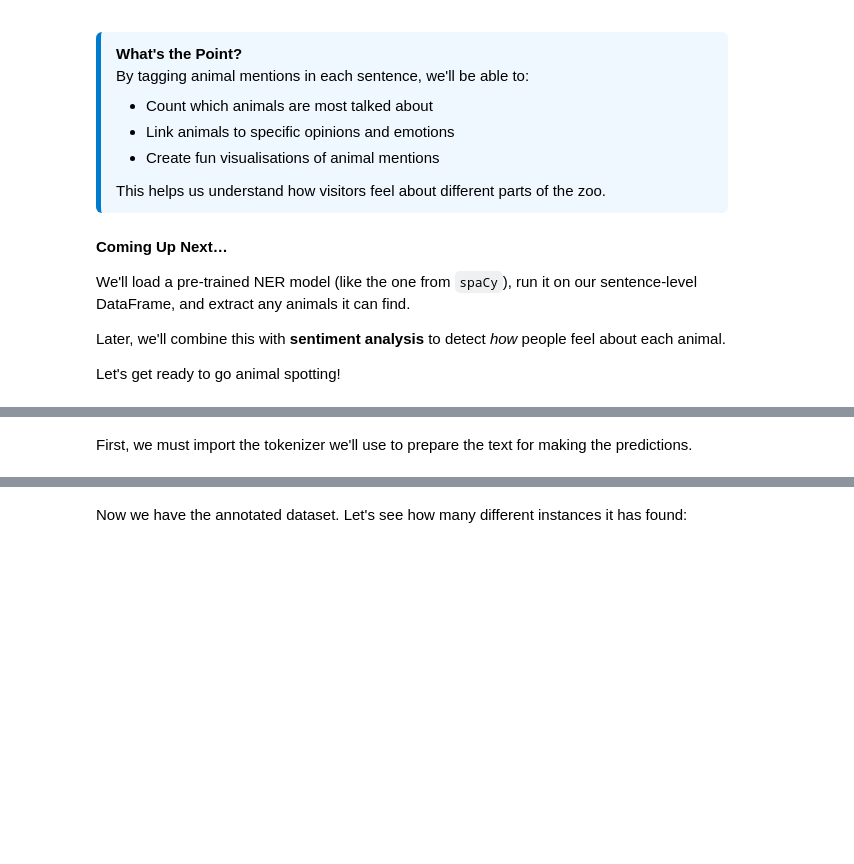
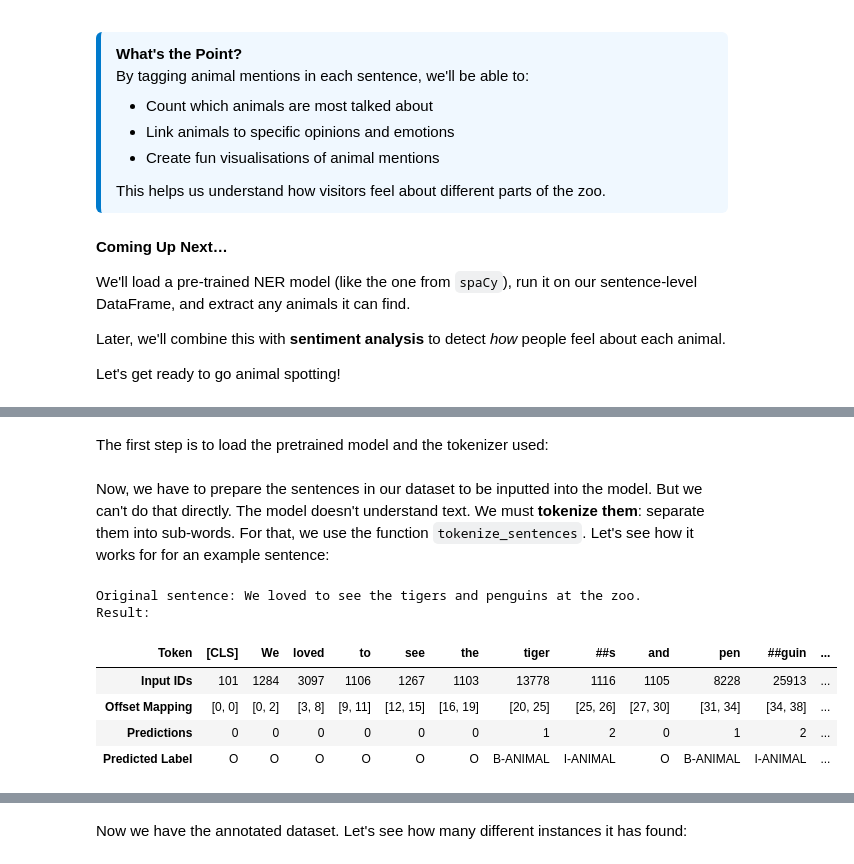
Before and after one commit to nuriafari/NLP_workshop_zoo_reviews, a Jupyter notebook: workshop.ipynb, the cells around one changed output, grey strips where cells are left out. Saved outputs shown, nothing was run; the diff lists cells and outputs as text; code cells hidden in the pictures; blank space fills up the shorter version.

```diff
--- a/workshop.ipynb
+++ b/workshop.ipynb
@@ -590,2 +372,0 @@ And now, they're ready to be sent to the model! Again, however, this machine doe
-# %% [markdown]
-First, we must import the tokenizer we'll use to prepare the text for making the predictions.
@@ -599,0 +373,2 @@ model = AutoModelForTokenClassification.from_pretrained(LOAD_MODEL_PATH)
+# %% [markdown]
+The first step is to load the pretrained model and the tokenizer used:
@@ -599,0 +383,58 @@ model = AutoModelForTokenClassification.from_pretrained(LOAD_MODEL_PATH)
+# %% [markdown]
+Now, we have to prepare the sentences in our dataset to be inputted into the model. But we can't do that directly. The model doesn't understand text. We must **tokenize them**: separate them into sub-words. For that, we use the function `tokenize_sentences`. Let's see how it works for for an example sentence:
+# %%
+# Write a sentence to tokenize
+# Change this sentence to whatever you want!
+example_sent = "We loved to see the tigers and penguins at the zoo."
+
+# Tokenize the example sentence
+def tokenize_sentences(sentences):
+    """
+    Tokenizes a list of sentences and returns the encodings.
+    """
+    return tokenizer(
+        sentences,
+        return_tensors="pt",
+        padding=True,
+        truncation=True,
+        max_length=512,
+        return_offsets_mapping=True
+    )
+
+encodings = tokenize_sentences([example_sent])
+
+# Get the information we need out of the encodings
+input_ids = encodings["input_ids"]
+attention_mask = encodings["attention_mask"]
+offset_mappings = encodings["offset_mapping"]
+
+# Use the encodings information to annotate the sentence
+import torch
+with torch.no_grad():
+    outputs = model(input_ids=input_ids, attention_mask=attention_mask)
+
+# Use the function "argmax" to extract the predictions from the model's output
+predictions = torch.argmax(outputs.logits, dim=-1)
+
+# Convert predictions to labels
+labels = [model.config.id2label[pred_id.item()] for pred_id in predictions[0]]
+
+# Show the results
+print("Original sentence:", example_sent)
+
+print("Result:")
+pd.DataFrame({
+    "Token":            tokenizer.convert_ids_to_tokens(encodings["input_ids"][0]),
+    "Input IDs":        input_ids[0].tolist(),
+    "Offset Mapping":   offset_mappings[0].tolist(),
+    "Predictions":      predictions[0].tolist(),
+    "Predicted Label":  labels
+}).set_index("Token").transpose()
+# %% [output]
+Original sentence: We loved to see the tigers and penguins at the zoo.
+Result:
+| Token | [CLS] | We | loved | to | see | the | tiger | ##s | and | pen | ##guin | ... |
+| Input IDs | 101 | 1284 | 3097 | 1106 | 1267 | 1103 | 13778 | 1116 | 1105 | 8228 | 25913 | ... |
+| Offset Mapping | [0, 0] | [0, 2] | [3, 8] | [9, 11] | [12, 15] | [16, 19] | [20, 25] | [25, 26] | [27, 30] | [31, 34] | [34, 38] | ... |
+| Predictions | 0 | 0 | 0 | 0 | 0 | 0 | 1 | 2 | 0 | 1 | 2 | ... |
+| Predicted Label | O | O | O | O | O | O | B-ANIMAL | I-ANIMAL | O | B-ANIMAL | I-ANIMAL | ... |
```
Also changed, not shown: parts of 26 cells of this notebook.
